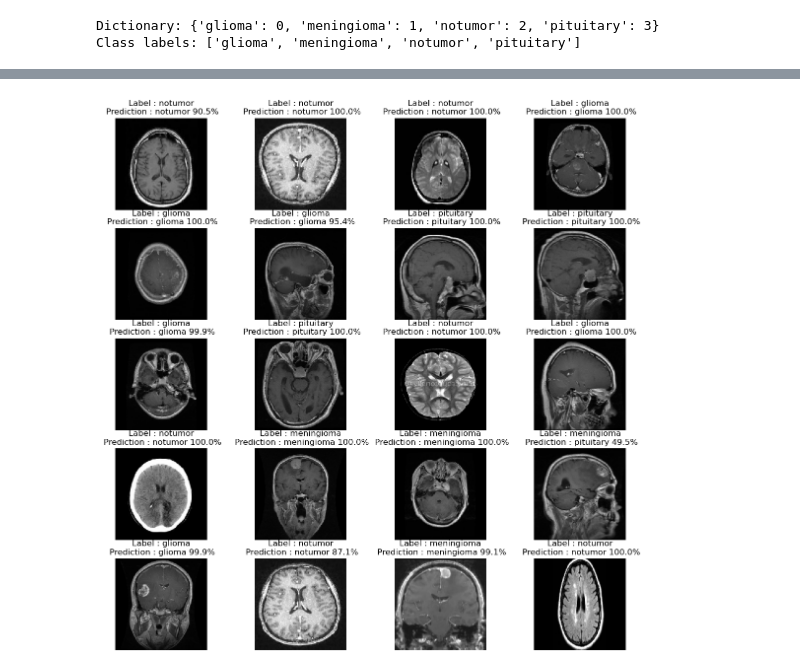
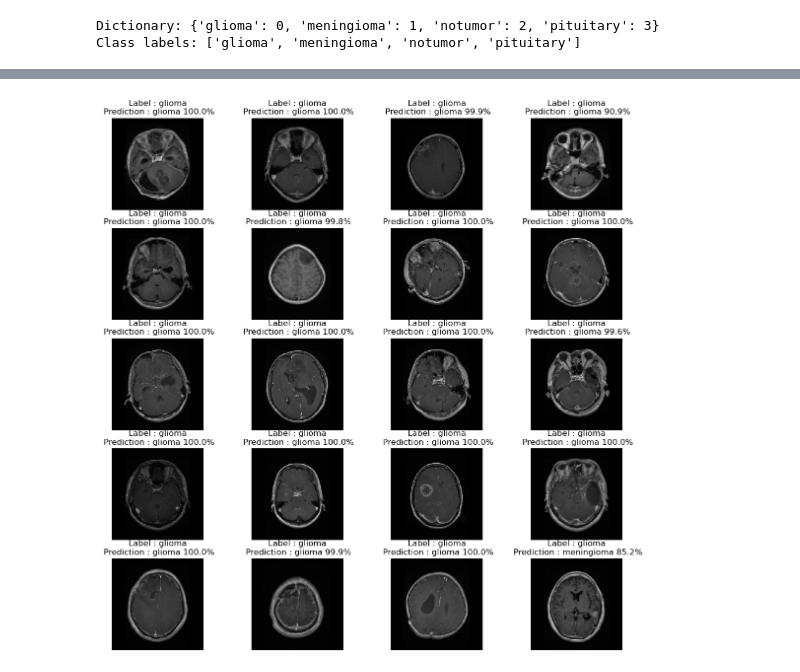
Before and after one commit to brianketaren14/Brain-Tumor-Classsification-Using-CNN, a Jupyter notebook: brain_tumor.ipynb, the cells around one changed output, grey strips where cells are left out. Drawn from its saved outputs; the diff is of its cells as text; code cells hidden in the pictures.

```diff
--- a/brain_tumor.ipynb
+++ b/brain_tumor.ipynb
@@ -143,6 +160,6 @@ model = tf.keras.models.Sequential([
 # %%
-model.compile(metrics=['acc'], loss='categorical_crossentropy', optimizer='adam')
+model.compile(metrics=['accuracy'], loss='categorical_crossentropy', optimizer='adam')
 
-history= model.fit(train_generator, epochs=10, validation_data=val_generator, shuffle=True)
+history= model.fit(train_generator, epochs=10, callbacks = ([callbacks]), validation_data=val_generator, shuffle=True)
 # %% [output]
 Epoch 1/10
@@ -196,2 +206,0 @@ model.save('brain_tumor.h5')
-# %%
-model = keras.models.load_model('brain_tumor.h5')
@@ -200,0 +207,7 @@ WARNING:absl:Error in loading the saved optimizer state. As a result, your model
+# %%
+test_generator.reset()
+pred_probabilities = model.predict(test_generator)
+
+y_pred = np.argmax(pred_probabilities, axis=1)
+
+y_test = test_generator.classes
@@ -201,7 +234,7 @@ WARNING:absl:Error in loading the saved optimizer state. As a result, your model
 # %% [markdown]
 # Implementation
 # %%
-dict_class = val_generator.class_indices
+dict_class = test_generator.class_indices
 print('Dictionary: {}'.format(dict_class))
 class_names = list(dict_class.keys())  # storing class/breed names in a list
 print('Class labels: {}'.format(class_names))
@@ -209,11 +242,9 @@ print('Class labels: {}'.format(class_names))
 Dictionary: {'glioma': 0, 'meningioma': 1, 'notumor': 2, 'pituitary': 3}
 Class labels: ['glioma', 'meningioma', 'notumor', 'pituitary']
 # %%
-val_generator.reset()
-img, label = next(val_generator)
+test_generator.reset()
+img, label = next(test_generator)
 
-prediction = model.predict(img)
-test_pred_classes = np.argmax(prediction, axis=1)
 
 plt.figure(figsize=(14,14))
 
@@ -221,6 +252,6 @@ for i in range(20):
     plt.subplot(5,4,i+1)
     plt.imshow(img[i])
     plt.axis('off')
-    plt.title("Label : {}\n Prediction : {} {:.1f}%".format(class_names[np.argmax(label[i])], class_names[test_pred_classes[i]], 100 * np.max(prediction[i])))
+    plt.title("Label : {}\n Prediction : {} {:.1f}%".format(class_names[np.argmax(label[i])], class_names[y_pred[i]], 100 * np.max(pred_probabilities[i])))
 plt.show()
 # %% [output]
@@ -228 +258 @@ plt.show()
-[figure, old version]
+[figure, new version]
```
Also changed, not shown: parts of 26 cells of this notebook.
